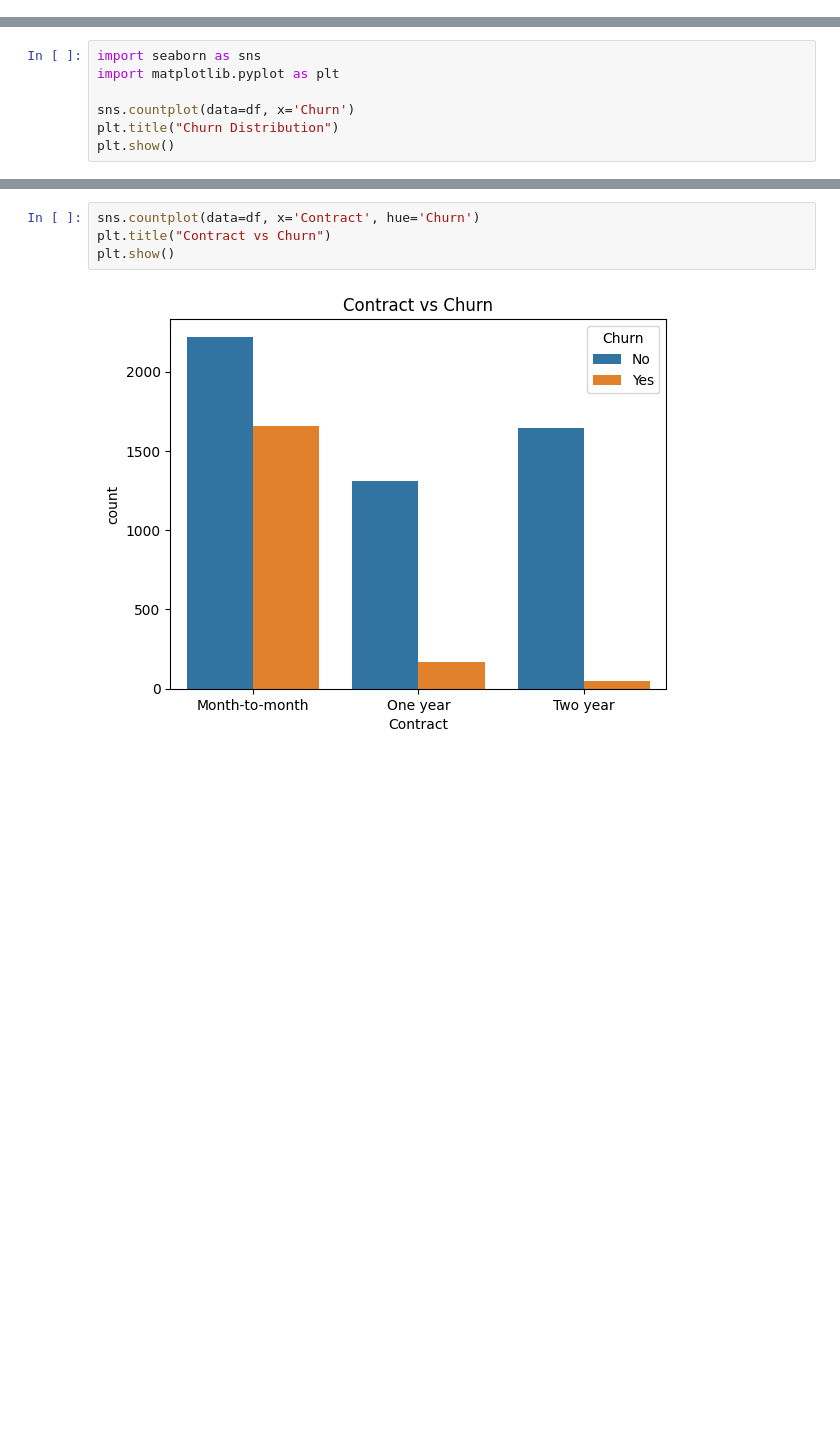
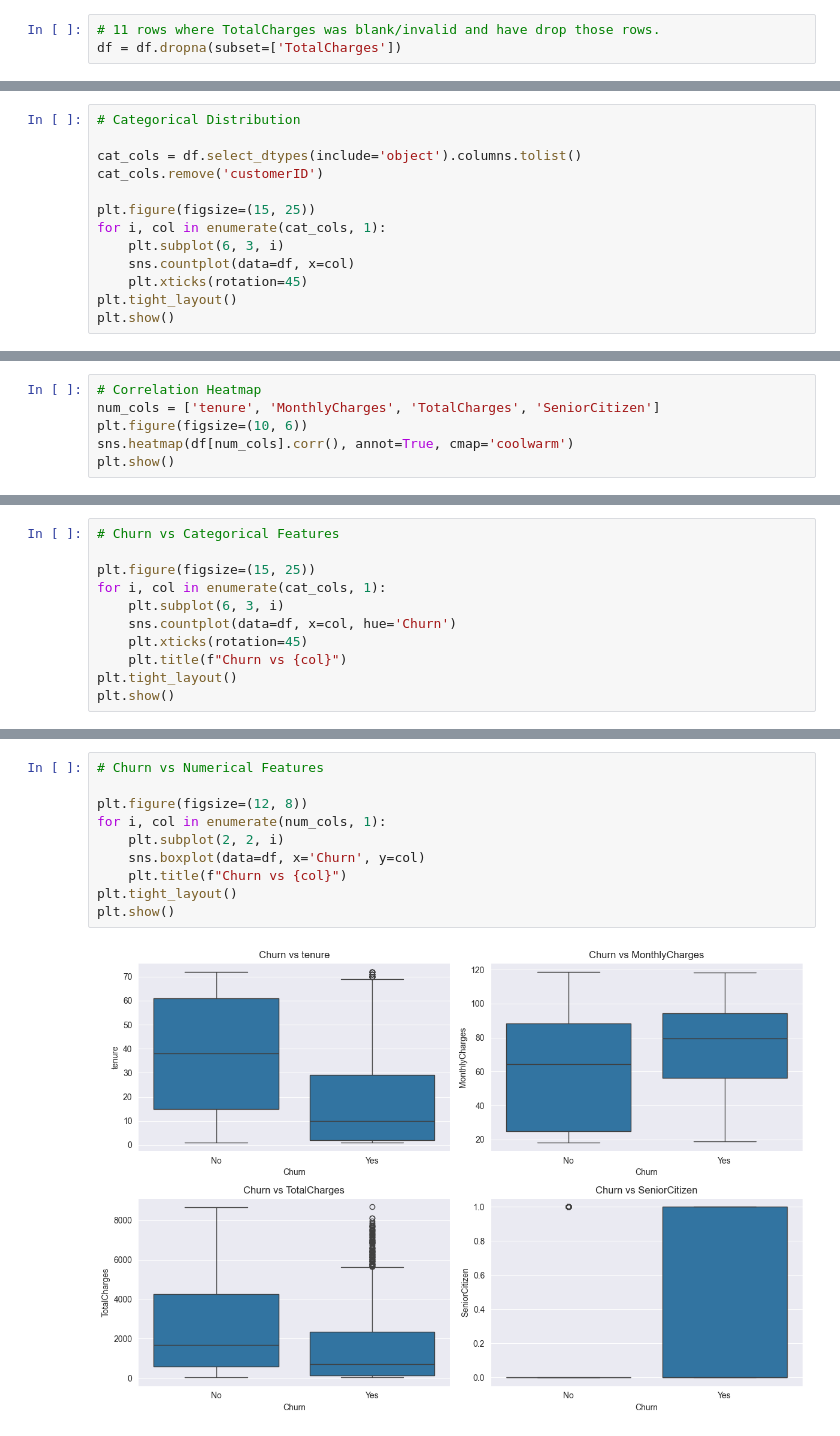
Before and after one commit to Swetha-stra/Customer-Churn-Prediction, a Jupyter notebook: notebooks/01 Exlploratory Data Analysis.ipynb, the cells around one changed output, grey strips where cells are left out. Cells and saved outputs as stored; diff of their text form; blank space fills up the shorter version.

```diff
--- a/notebooks/01 Exlploratory Data Analysis.ipynb
+++ b/notebooks/01 Exlploratory Data Analysis.ipynb
@@ -83,0 +76,3 @@ dtype: int64
+# %%
+# 11 rows where TotalCharges was blank/invalid and have drop those rows.
+df = df.dropna(subset=['TotalCharges'])
@@ -91,8 +107,14 @@ Name: proportion, dtype: float64
 # %%
-import seaborn as sns
-import matplotlib.pyplot as plt
+# Categorical Distribution
 
-sns.countplot(data=df, x='Churn')
-plt.title("Churn Distribution")
+cat_cols = df.select_dtypes(include='object').columns.tolist()
+cat_cols.remove('customerID')
+
+plt.figure(figsize=(15, 25))
+for i, col in enumerate(cat_cols, 1):
+    plt.subplot(6, 3, i)
+    sns.countplot(data=df, x=col)
+    plt.xticks(rotation=45)
+plt.tight_layout()
 plt.show()
 # %% [output]
@@ -126,0 +138,6 @@ plt.show()
+# %%
+# Correlation Heatmap
+num_cols = ['tenure', 'MonthlyCharges', 'TotalCharges', 'SeniorCitizen']
+plt.figure(figsize=(10, 6))
+sns.heatmap(df[num_cols].corr(), annot=True, cmap='coolwarm')
+plt.show()
@@ -126,0 +146,11 @@ plt.show()
+# %%
+# Churn vs Categorical Features
+
+plt.figure(figsize=(15, 25))
+for i, col in enumerate(cat_cols, 1):
+    plt.subplot(6, 3, i)
+    sns.countplot(data=df, x=col, hue='Churn')
+    plt.xticks(rotation=45)
+    plt.title(f"Churn vs {col}")
+plt.tight_layout()
+plt.show()
@@ -127,6 +159,12 @@ plt.show()
 # %%
-sns.countplot(data=df, x='Contract', hue='Churn')
-plt.title("Contract vs Churn")
+# Churn vs Numerical Features
+
+plt.figure(figsize=(12, 8))
+for i, col in enumerate(num_cols, 1):
+    plt.subplot(2, 2, i)
+    sns.boxplot(data=df, x='Churn', y=col)
+    plt.title(f"Churn vs {col}")
+plt.tight_layout()
 plt.show()
 # %% [output]
-[figure, old version]
+[figure, new version]
```
Also changed, not shown: parts of 18 cells of this notebook.
